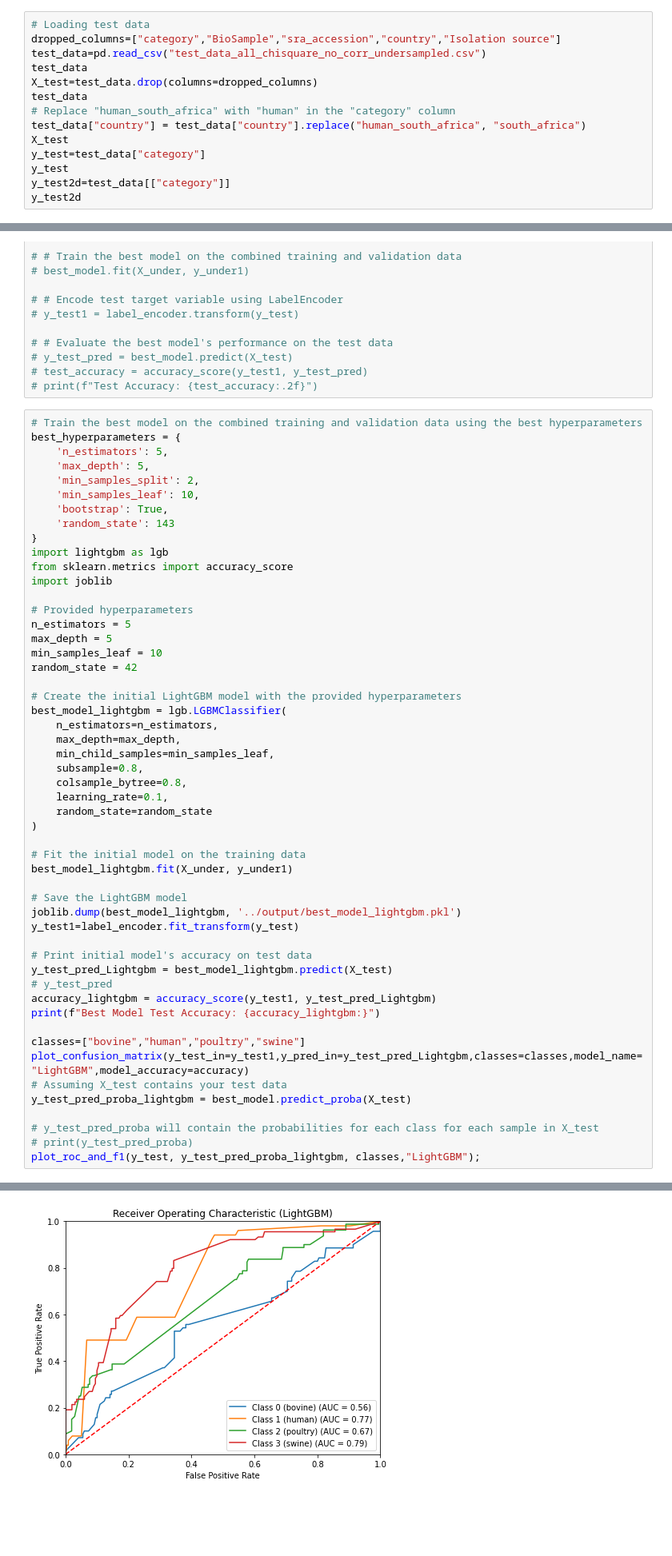
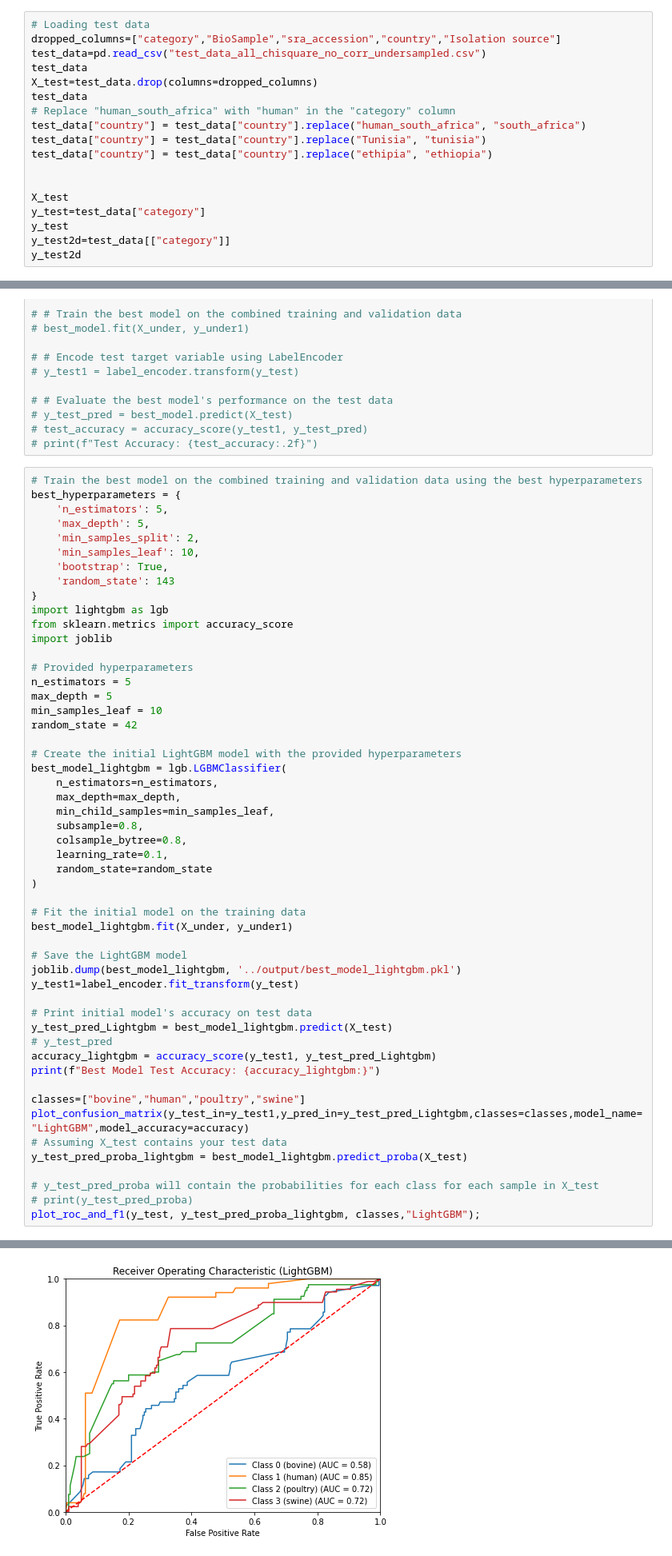
Before and after one commit to omicscodeathon/salmonellaml, a Jupyter notebook: notebooks/Hyperparameter_Tuning_machine_learning_3.ipynb, the cells around one changed output, grey strips where cells are left out. Shown: that part at 80% size. Cells and saved outputs as stored; diff of their text form; blank space fills up the shorter version.

```diff
--- a/notebooks/Hyperparameter_Tuning_machine_learning_3.ipynb
+++ b/notebooks/Hyperparameter_Tuning_machine_learning_3.ipynb
@@ -77,6 +77,10 @@ X_test=test_data.drop(columns=dropped_columns)
 test_data
 # Replace "human_south_africa" with "human" in the "category" column
 test_data["country"] = test_data["country"].replace("human_south_africa", "south_africa")
+test_data["country"] = test_data["country"].replace("Tunisia", "tunisia")
+test_data["country"] = test_data["country"].replace("ethipia", "ethiopia")
+
+
 X_test
 y_test=test_data["category"]
 y_test
@@ -1770,7 +1813,7 @@ print(f"Best Model Test Accuracy: {accuracy_lightgbm:}")
 classes=["bovine","human","poultry","swine"]
 plot_confusion_matrix(y_test_in=y_test1,y_pred_in=y_test_pred_Lightgbm,classes=classes,model_name="LightGBM",model_accuracy=accuracy)
 # Assuming X_test contains your test data
-y_test_pred_proba_lightgbm = best_model.predict_proba(X_test)
+y_test_pred_proba_lightgbm = best_model_lightgbm.predict_proba(X_test)
 
 # y_test_pred_proba will contain the probabilities for each class for each sample in X_test
 # print(y_test_pred_proba)
@@ -1798,4 +1842,4 @@ Best Model Test Accuracy: 0.5310344827586206
-[figure, old version]
+[figure, new version]
 # %% [markdown]
 # Plot Classification By Category By  Country
 # %% [markdown]
```
Also changed, not shown: parts of 20 cells of this notebook, 6 other files.
